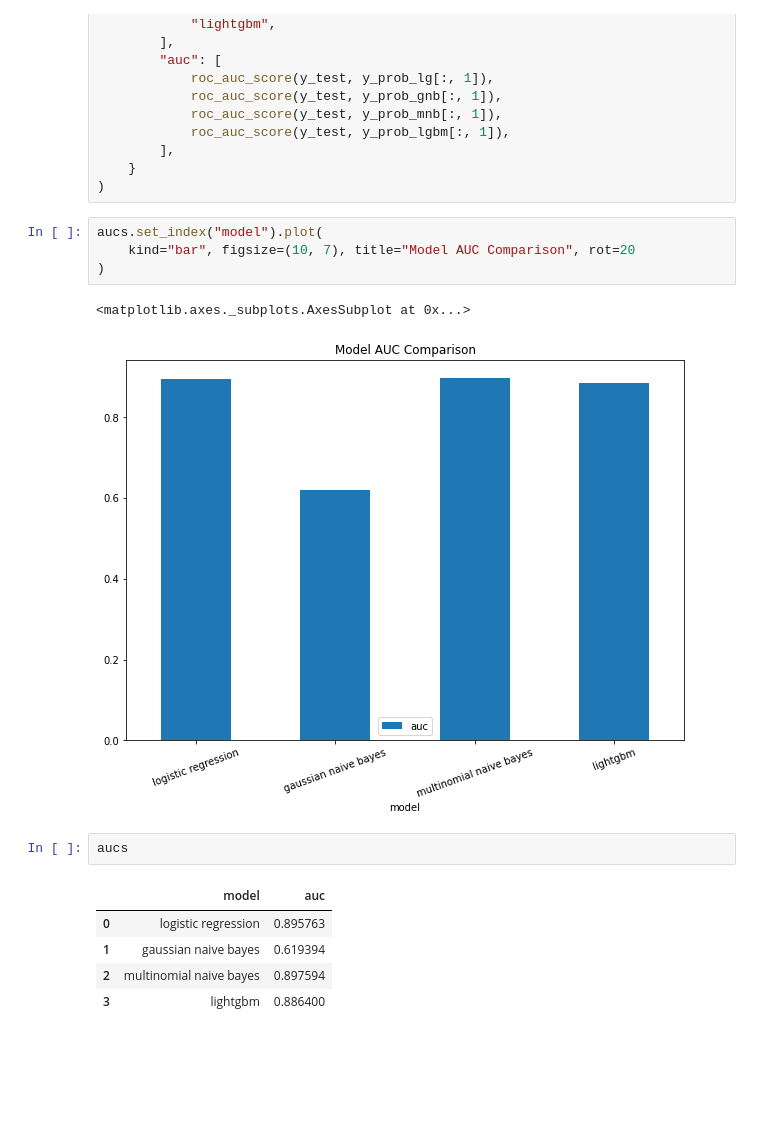
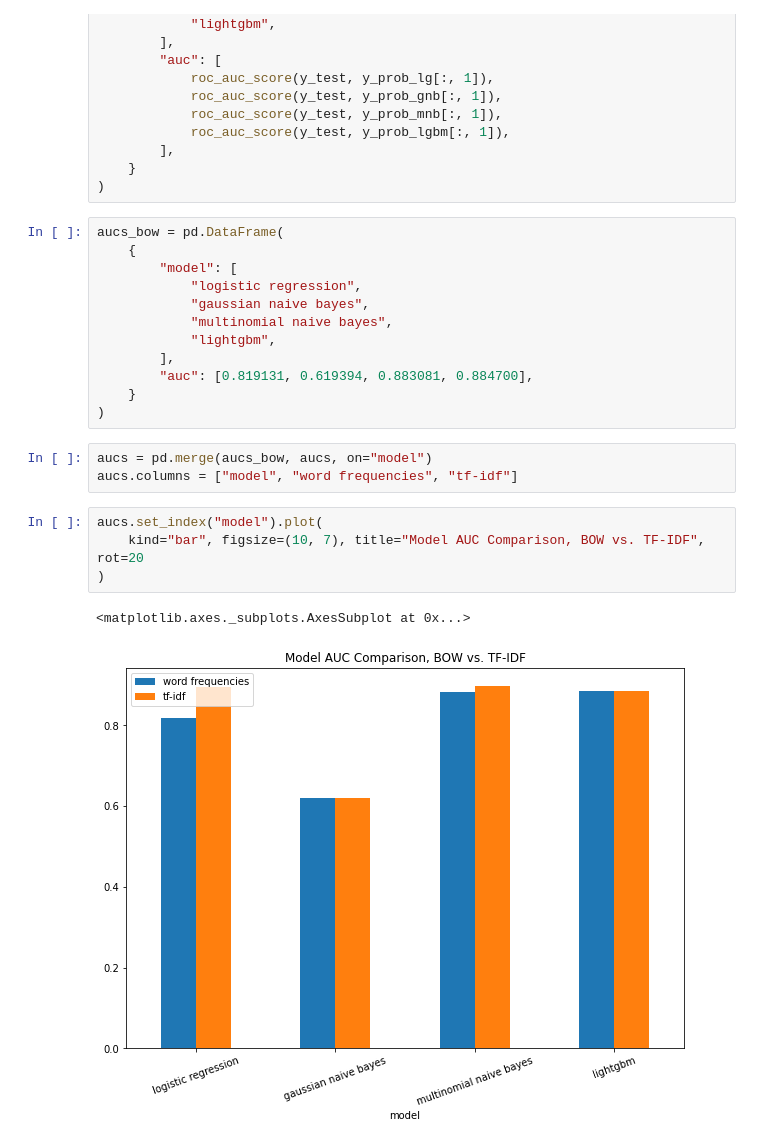
Before and after one commit to chen-bowen/Streamlined_Sentiment_Analysis, a Jupyter notebook: notebooks/Sentiment Analysis Model-TF-IDF.ipynb, the cells around one changed output. Saved outputs shown, nothing was run; the diff lists cells and outputs as text; blank space fills up the shorter version.

```diff
--- a/notebooks/Sentiment Analysis Model-TF-IDF.ipynb
+++ b/notebooks/Sentiment Analysis Model-TF-IDF.ipynb
@@ -263,18 +280,25 @@ aucs = pd.DataFrame(
         ],
     }
 )
+# %%
+aucs_bow = pd.DataFrame(
+    {
+        "model": [
+            "logistic regression",
+            "gaussian naive bayes",
+            "multinomial naive bayes",
+            "lightgbm",
+        ],
+        "auc": [0.819131, 0.619394, 0.883081, 0.884700],
+    }
+)
+# %%
+aucs = pd.merge(aucs_bow, aucs, on="model")
+aucs.columns = ["model", "word frequencies", "tf-idf"]
 # %%
 aucs.set_index("model").plot(
-    kind="bar", figsize=(10, 7), title="Model AUC Comparison", rot=20
+    kind="bar", figsize=(10, 7), title="Model AUC Comparison, BOW vs. TF-IDF", rot=20
 )
 # %% [output]
 <matplotlib.axes._subplots.AxesSubplot at 0x...>
-[figure, old version]
+[figure, new version]
-# %%
-aucs
-# %% [output]
-|  | model | auc |
-| 0 | logistic regression | 0.895763 |
-| 1 | gaussian naive bayes | 0.619394 |
-| 2 | multinomial naive bayes | 0.897594 |
-| 3 | lightgbm | 0.886400 |
```
Also changed, not shown: parts of 6 cells of this notebook.
